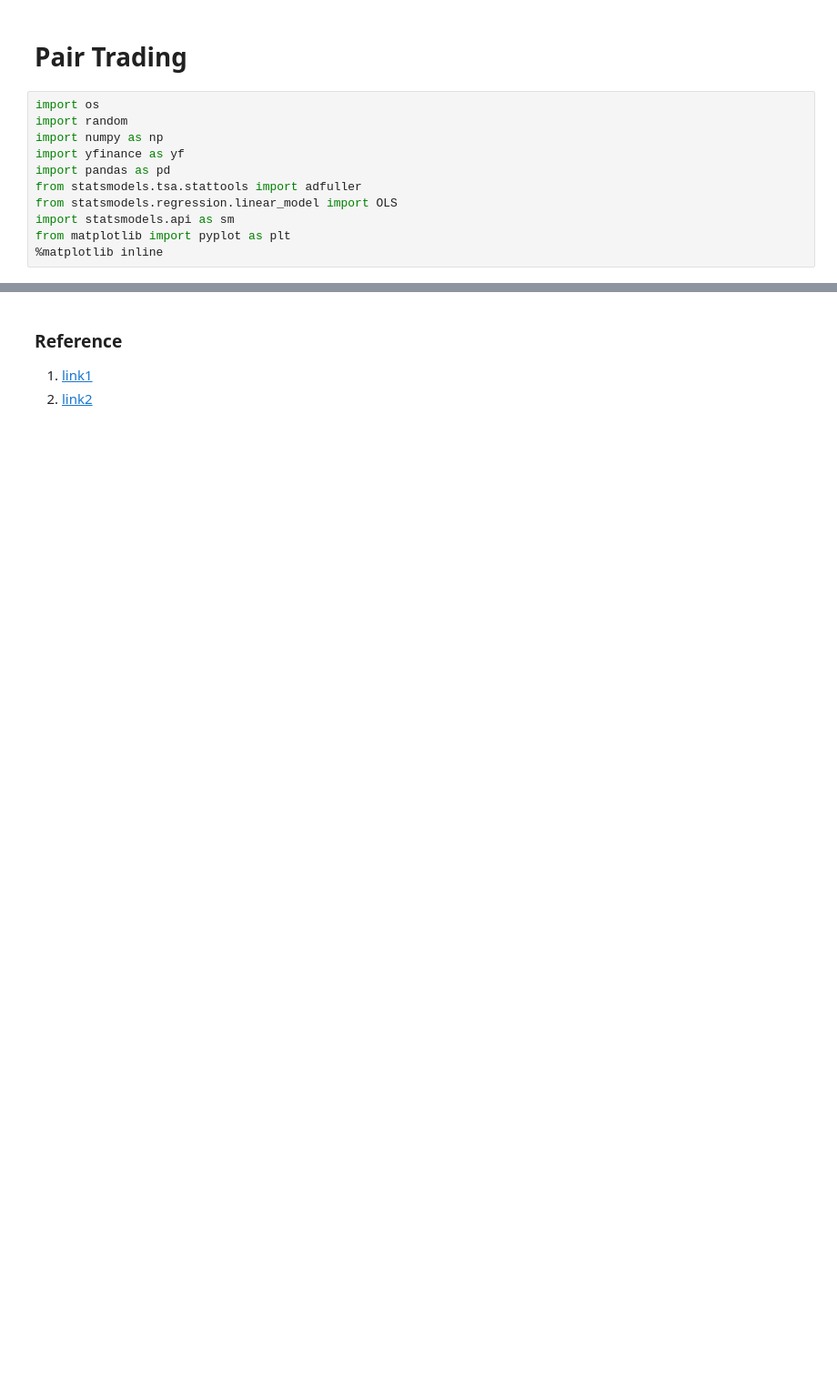
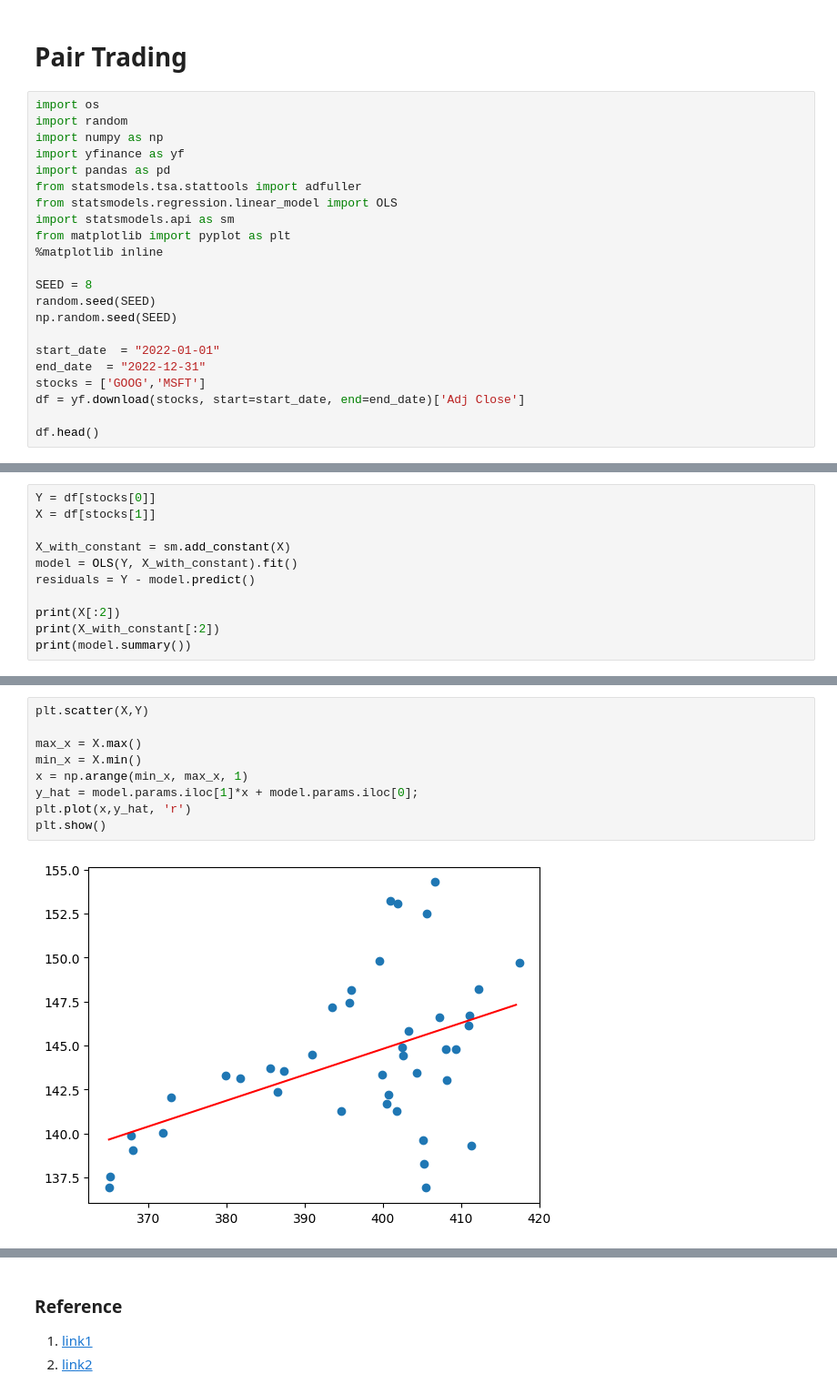
Before and after one commit to Glanceman/Real-Time-Stock-Price-Monitor, a Jupyter notebook: 8.pair trading.ipynb, the cells around one changed output, grey strips where cells are left out. Shown at 91% size. Cells and saved outputs as stored; diff of their text form; blank space fills up the shorter version.

```diff
--- a/8.pair trading.ipynb
+++ b/8.pair trading.ipynb
@@ -97,3 +98,14 @@ from statsmodels.regression.linear_model import OLS
 import statsmodels.api as sm
 from matplotlib import pyplot as plt
 %matplotlib inline
+
+SEED = 8
+random.seed(SEED)
+np.random.seed(SEED)
+
+start_date  = "2022-01-01"
+end_date  = "2022-12-31"
+stocks = ['GOOG','MSFT']
+df = yf.download(stocks, start=start_date, end=end_date)['Adj Close']
+
+df.head()
@@ -99,0 +121,11 @@ from matplotlib import pyplot as plt
+# %%
+Y = df[stocks[0]]
+X = df[stocks[1]]
+
+X_with_constant = sm.add_constant(X)
+model = OLS(Y, X_with_constant).fit()
+residuals = Y - model.predict()
+
+print(X[:2])
+print(X_with_constant[:2])
+print(model.summary())
@@ -99,0 +150,11 @@ from matplotlib import pyplot as plt
+# %%
+plt.scatter(X,Y)
+
+max_x = X.max()
+min_x = X.min()
+x = np.arange(min_x, max_x, 1)
+y_hat = model.params.iloc[1]*x + model.params.iloc[0];
+plt.plot(x,y_hat, 'r')
+plt.show()
+# %% [output]
+[figure, added]
```
Also changed, not shown: parts of 28 cells of this notebook.
